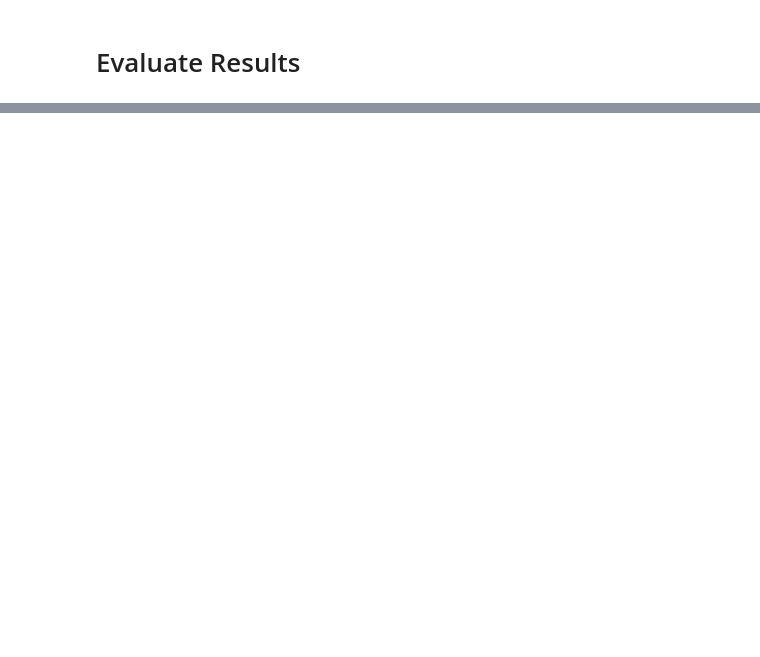
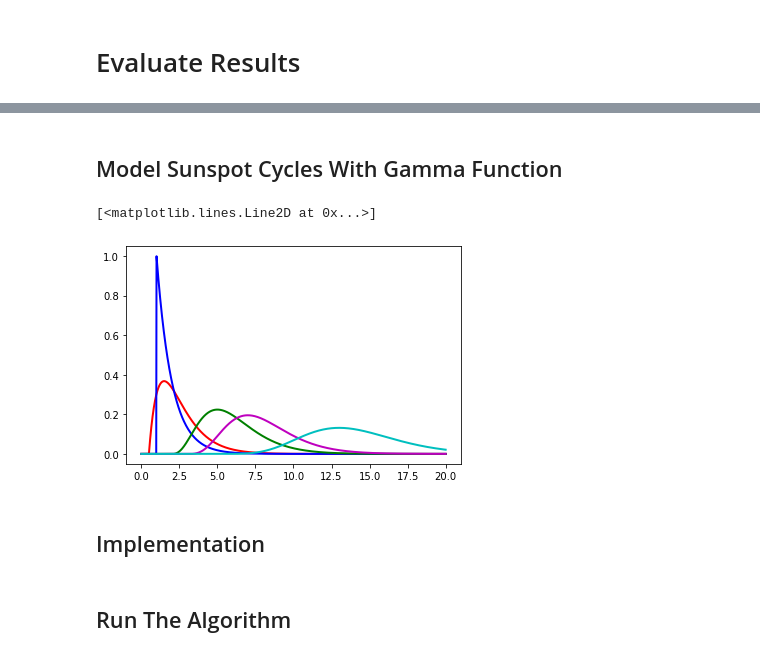
Before and after one commit to Seb-Good/mcmc_from_scratch, a Jupyter notebook: notebooks/mcmc_from_scratch.ipynb, the cells around one changed output, grey strips where cells are left out. Saved outputs shown, nothing was run; the diff lists cells and outputs as text; code cells hidden in the pictures; blank space fills up the shorter version.

```diff
--- a/notebooks/mcmc_from_scratch.ipynb
+++ b/notebooks/mcmc_from_scratch.ipynb
@@ -250,0 +262,14 @@ plt.hist(scipy.stats.norm(x[0], x[1]).logpdf(data), 35, edgecolor='k')
+# %% [markdown]
+## Model Sunspot Cycles With Gamma Function
+# %%
+x = np.linspace(0, 20, 1000)
+plt.plot(x, gamma.pdf(x=x, a=2, loc=0.5), 'r-', lw=2)
+plt.plot(x, gamma.pdf(x=x, a=1, loc=1), 'b-', lw=2)
+plt.plot(x, gamma.pdf(x=x, a=4, loc=2), 'g-', lw=2)
+plt.plot(x, gamma.pdf(x=x, a=5, loc=3), 'm-', lw=2)
+plt.plot(x, gamma.pdf(x=x, a=10, loc=4), 'c-', lw=2)
+# %% [output]
+[<matplotlib.lines.Line2D at 0x...>]
+[figure, added]
+# %% [markdown]
+## Implementation
@@ -250,0 +344,2 @@ plt.hist(scipy.stats.norm(x[0], x[1]).logpdf(data), 35, edgecolor='k')
+# %% [markdown]
+## Run The Algorithm
```
Also changed, not shown: parts of 26 cells of this notebook, 2 other files.
